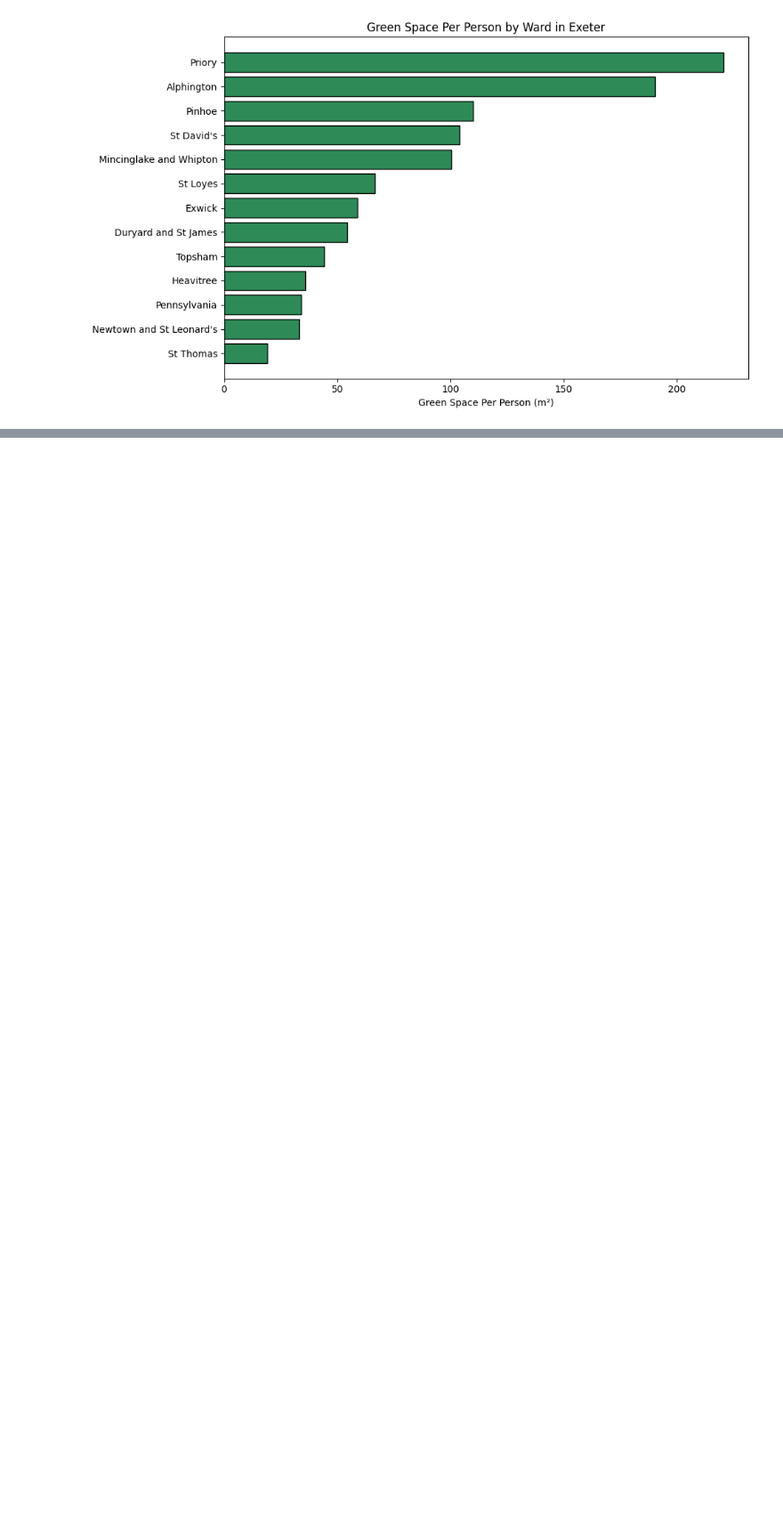
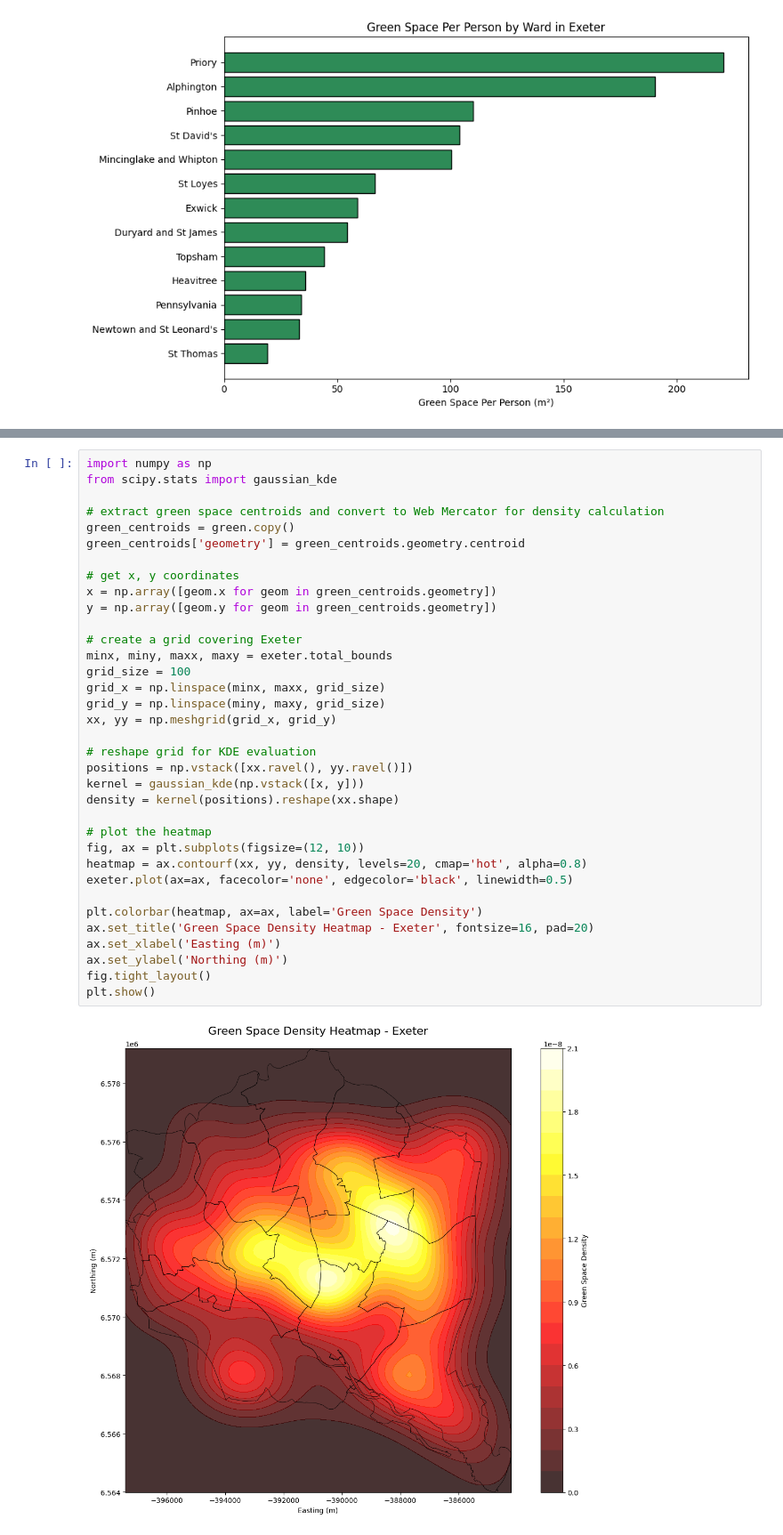
Before and after one commit to livi514/mapping-green-spaces-in-exeter, a Jupyter notebook: geopandas project.ipynb, the cells around one changed output, grey strips where cells are left out. Shown at 89% size. Saved outputs shown, nothing was run; the diff lists cells and outputs as text; blank space fills up the shorter version.

Commit message:
adding heatmaps

```diff
--- a/geopandas project.ipynb
+++ b/geopandas project.ipynb
@@ -251,0 +256,37 @@ plt.tight_layout()
+# %%
+import numpy as np
+from scipy.stats import gaussian_kde
+
+# extract green space centroids and convert to Web Mercator for density calculation
+green_centroids = green.copy()
+green_centroids['geometry'] = green_centroids.geometry.centroid
+
+# get x, y coordinates
+x = np.array([geom.x for geom in green_centroids.geometry])
+y = np.array([geom.y for geom in green_centroids.geometry])
+
+# create a grid covering Exeter
+minx, miny, maxx, maxy = exeter.total_bounds
+grid_size = 100
+grid_x = np.linspace(minx, maxx, grid_size)
+grid_y = np.linspace(miny, maxy, grid_size)
+xx, yy = np.meshgrid(grid_x, grid_y)
+
+# reshape grid for KDE evaluation
+positions = np.vstack([xx.ravel(), yy.ravel()])
+kernel = gaussian_kde(np.vstack([x, y]))
+density = kernel(positions).reshape(xx.shape)
+
+# plot the heatmap
+fig, ax = plt.subplots(figsize=(12, 10))
+heatmap = ax.contourf(xx, yy, density, levels=20, cmap='hot', alpha=0.8)
+exeter.plot(ax=ax, facecolor='none', edgecolor='black', linewidth=0.5)
+
+plt.colorbar(heatmap, ax=ax, label='Green Space Density')
+ax.set_title('Green Space Density Heatmap - Exeter', fontsize=16, pad=20)
+ax.set_xlabel('Easting (m)')
+ax.set_ylabel('Northing (m)')
+fig.tight_layout()
+plt.show()
+# %% [output]
+[figure, added]
```
Also changed, not shown: parts of 3 cells of this notebook.
